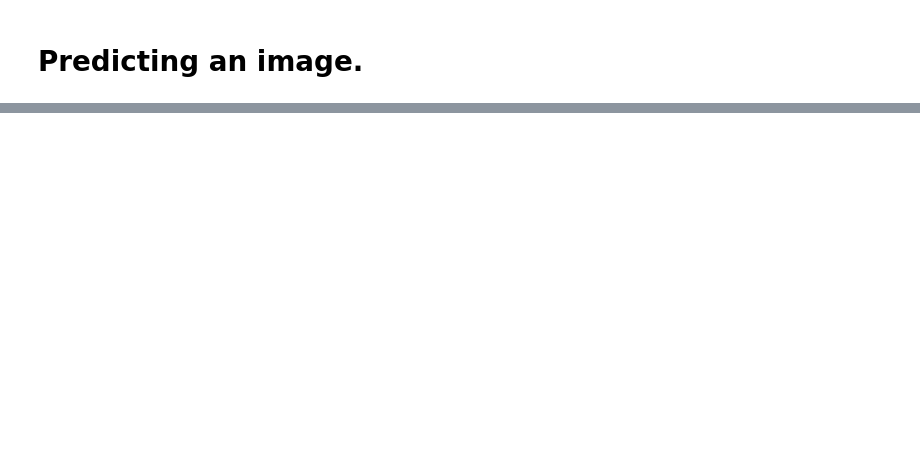
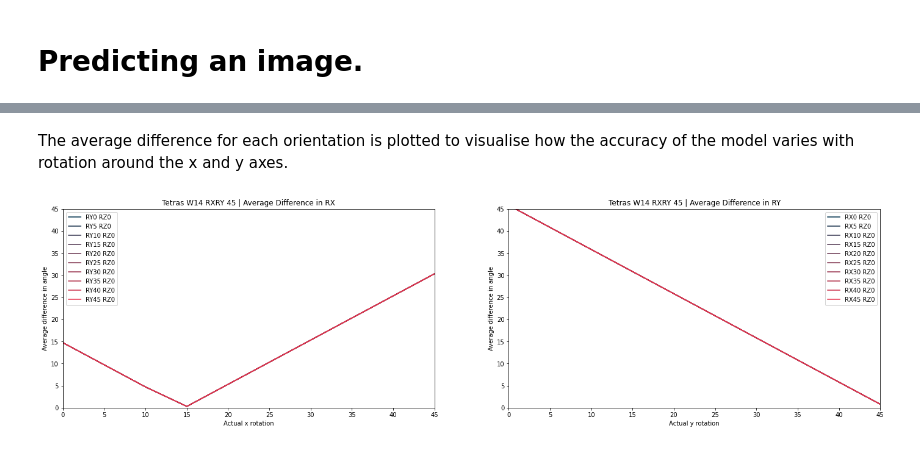
Before and after one commit to javidahmed64592/Y4-Nanoparticles-Project, a Jupyter notebook: RegressionNanoparticles.ipynb, the cells around one changed output, grey strips where cells are left out. Cells and saved outputs as stored; diff of their text form; code cells hidden in the pictures; blank space fills up the shorter version.

```diff
--- a/RegressionNanoparticles.ipynb
+++ b/RegressionNanoparticles.ipynb
@@ -303,0 +373,48 @@ plt.show()
+# %%
+dry_mean = []
+
+for index_x in range(dr_sorty.shape[0]):
+  for index_y in range(dr_sorty[index_x].shape[0]):
+    rot_set = dr_sorty[index_x][index_y]
+
+    rx = rot_set[:,0]
+    rx_mean = np.round(np.mean(rx), 1)
+    ry = rot_set[:,1]
+    ry_mean = np.round(np.mean(ry), 1)
+    dry_mean.append(ry_mean)
+    rz = rot_set[:,2]
+    rz_mean = np.round(np.mean(rz), 1)
+
+drx_mean = np.array(drx_mean).reshape((y_count, x_count))
+dry_mean = np.array(dry_mean).reshape((x_count, y_count))
+# %% [markdown]
+The average difference for each orientation is plotted to visualise how the accuracy of the model varies with rotation around the x and y axes.
+# %%
+plt.figure(figsize=(24, 6))
+plt.subplot(121)
+
+for index in range(drx_mean.shape[0]):
+  plt.plot(tr_sortx[index][:,0], drx_mean[index], c=(index / x_count, 0.2, 0.3), label="RY%s RZ%s" % (tr_sortx[index][0][1], tr_sortx[index][0][2]))
+
+plt.xlabel("Actual x rotation")
+plt.ylabel("Average difference in angle")
+plt.xlim([rx_min, rx_max])
+plt.ylim([0, np.max([rx_max, ry_max])])
+plt.title("%s | Average Difference in RX" % folder_name)
+plt.legend()
+
+plt.subplot(122)
+
+for index in range(dry_mean.shape[0]):
+  plt.plot(tr_sorty[index][:,1], dry_mean[index], c=(index / y_count, 0.2, 0.3), label="RX%s RZ%s" % (tr_sorty[index][0][0], tr_sorty[index][0][2]))
+
+plt.xlabel("Actual y rotation")
+plt.ylabel("Average difference in angle")
+plt.xlim([ry_min, ry_max])
+plt.ylim([0, np.max([rx_max, ry_max])])
+plt.title("%s | Average Difference in RY" % folder_name)
+plt.legend()
+
+plt.show()
+# %% [output]
+[figure, added]
```
Also changed, not shown: parts of 37 cells of this notebook, 1 other file.
